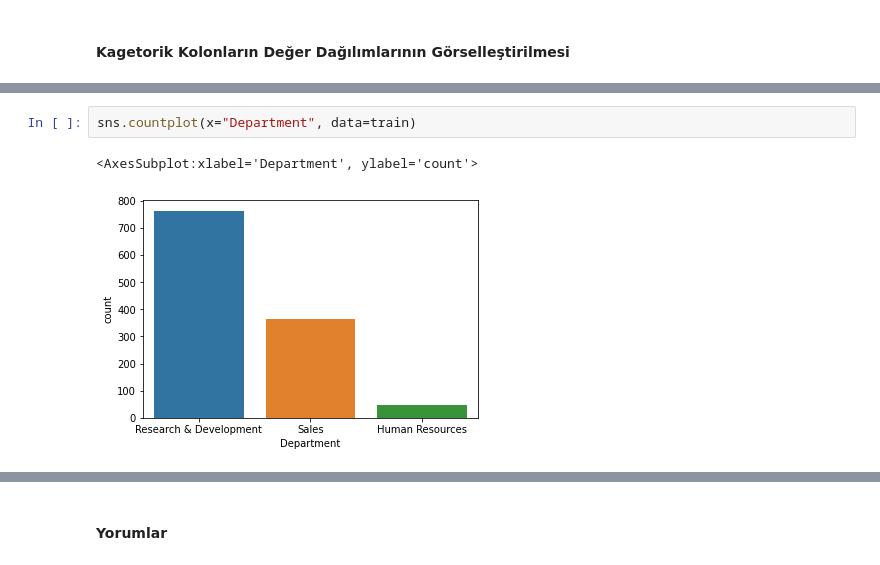
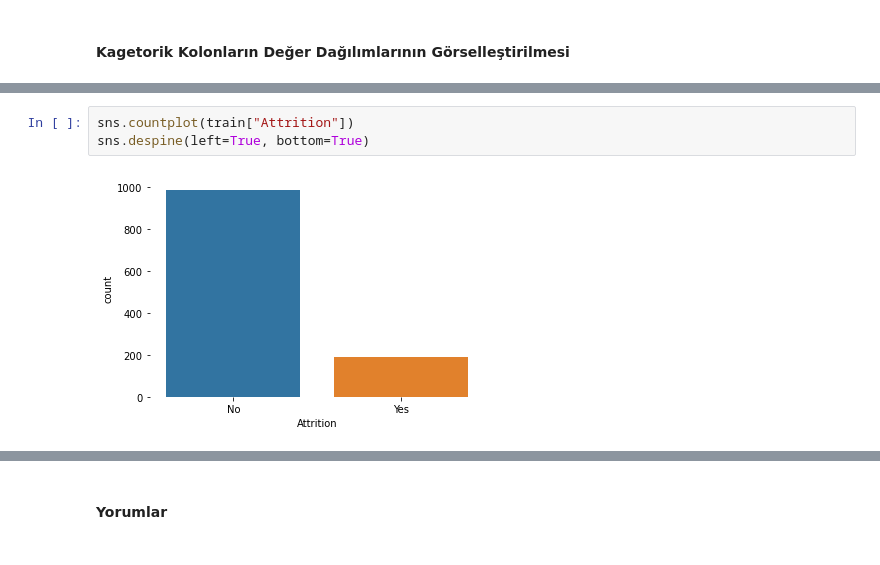
Before and after one commit to ersingundem/dsbootcamp2022-hr-attrition-prediction-project-ersingundem, a Jupyter notebook: Project Template.ipynb, the cells around one changed output, grey strips where cells are left out. Drawn from its saved outputs; the diff is of its cells as text.

```diff
--- a/Project Template.ipynb
+++ b/Project Template.ipynb
@@ -247,5 +343,5 @@ sns.countplot(x="BusinessTravel", data=train)
-# %%
-sns.countplot(x="Department", data=train)
-# %% [output]
-<AxesSubplot:xlabel='Department', ylabel='count'>
-[figure, removed]
+# %%
+sns.countplot(train["Attrition"])
+sns.despine(left=True, bottom=True)
+# %% [output]
+[figure, added]
```
Also changed, not shown: parts of 167 cells of this notebook, 1 other file.
